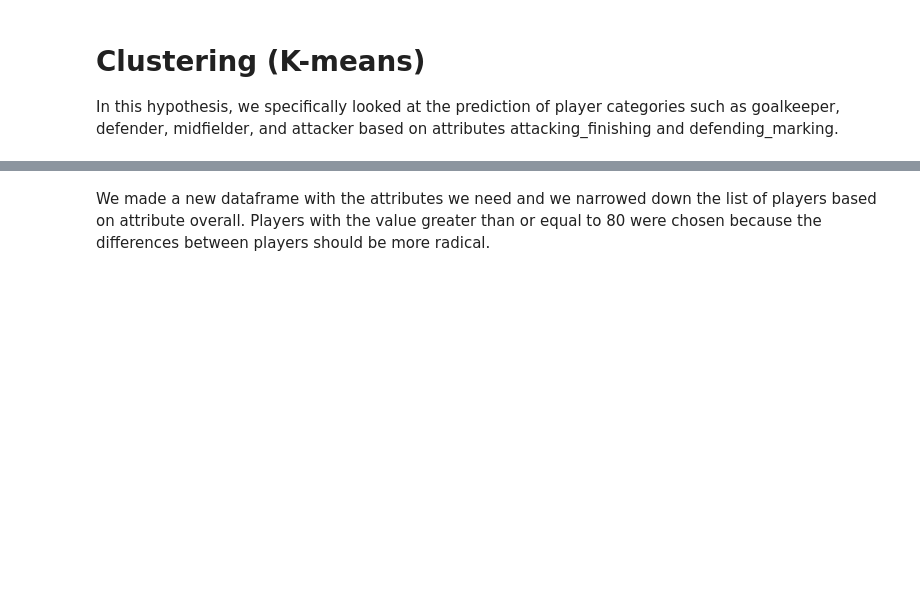
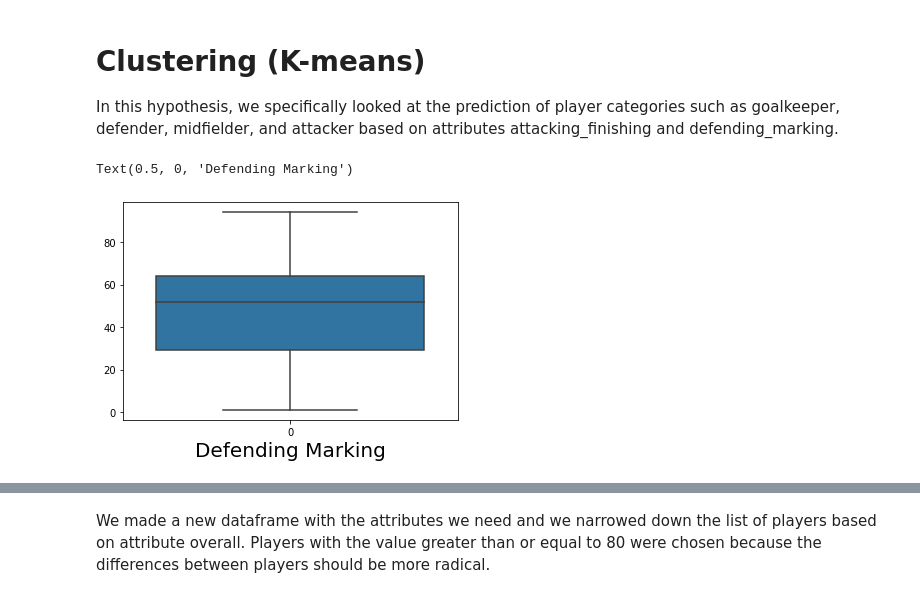
Before and after one commit to Patrik47/oznal, a Jupyter notebook: clustering.ipynb, the cells around one changed output, grey strips where cells are left out. Cells and saved outputs as stored; diff of their text form; code cells hidden in the pictures; blank space fills up the shorter version.

Commit message:
info about dataset in english, clustering added graphs

```diff
--- a/clustering.ipynb
+++ b/clustering.ipynb
@@ -10,7 +10,24 @@ from pandas.api.types import is_numeric_dtype
 from sklearn.cluster import KMeans
 # %%
 fifa_20_players = pd.read_csv("players_20.csv")
+fifa_20_players = fifa_20_players.drop(columns=['player_url', 'dob','body_type','nation_position','nation_jersey_number'])
+fifa_20_players['gk_diving'] = fifa_20_players['gk_diving'].replace(np.nan, 0.0)
+fifa_20_players['gk_handling'] = fifa_20_players['gk_handling'].replace(np.nan, 0.0)
+fifa_20_players['gk_kicking'] = fifa_20_players['gk_kicking'].replace(np.nan, 0.0)
+fifa_20_players['gk_reflexes'] = fifa_20_players['gk_reflexes'].replace(np.nan, 0.0)
+fifa_20_players['gk_speed'] = fifa_20_players['gk_speed'].replace(np.nan, 0.0)
+fifa_20_players['gk_positioning'] = fifa_20_players['gk_positioning'].replace(np.nan, 0.0)
+fifa_20_players['release_clause_eur'] = fifa_20_players['release_clause_eur'].replace(np.nan, 0.0)
+fifa_20_players['player_tags'] = fifa_20_players['player_tags'].replace(np.nan, "#None")
+fifa_20_players['player_traits'] = fifa_20_players['player_traits'].replace(np.nan, 'None')
+fifa_20_players['loaned_from'] = fifa_20_players['loaned_from'].replace(np.nan, 'None')
+fifa_20_players['joined'] = fifa_20_players['joined'].replace(np.nan, '2019-08-31')
 # %% [markdown]
 # Clustering (K-means)
 
 In this hypothesis, we specifically looked at the prediction of player categories such as goalkeeper, defender, midfielder, and attacker based on attributes attacking_finishing and defending_marking.
+# %%
+sea.boxplot(data=fifa_20_players.defending_marking).set_xlabel('Defending Marking',fontsize=20)
+# %% [output]
+Text(0.5, 0, 'Defending Marking')
+[figure, added]
```
Also changed, not shown: parts of 5 cells of this notebook, 2 other files.
